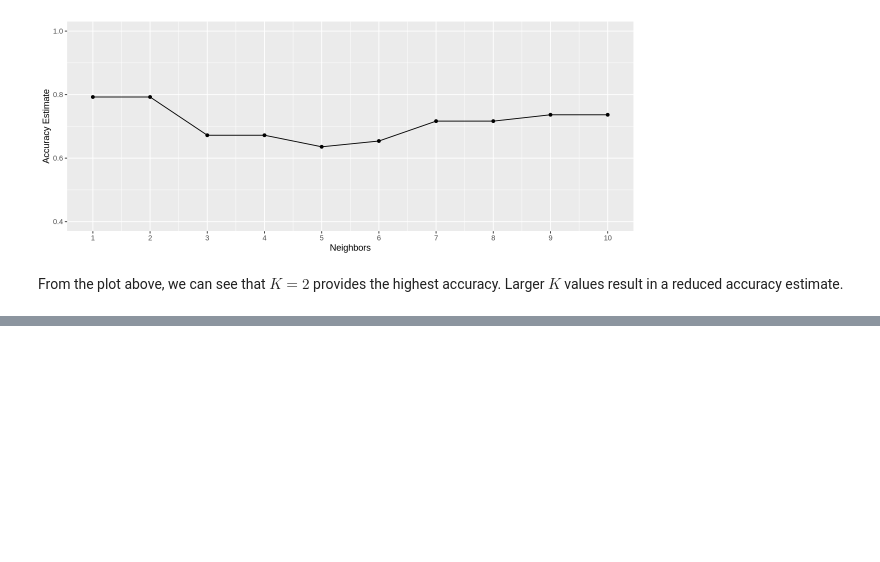
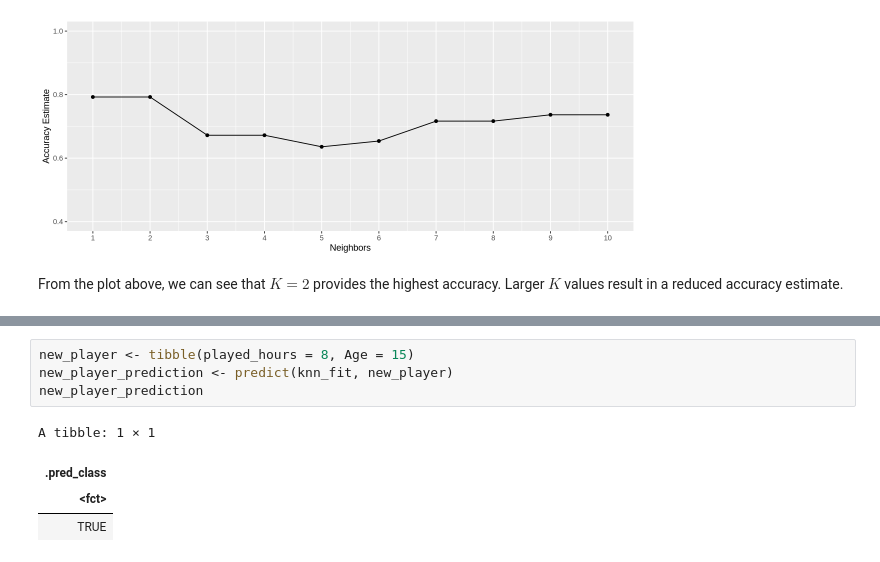
Before and after one commit to IFQXK/DSCI-100-project-group-19, a Jupyter notebook: Group Project.ipynb, the cells around one changed output, grey strips where cells are left out. Saved outputs shown, nothing was run; the diff lists cells and outputs as text; blank space fills up the shorter version.

Commit message:
TRUE!!

```diff
--- a/Group Project.ipynb
+++ b/Group Project.ipynb
@@ -369,0 +352,9 @@ A tibble: 1 × 3
+# %%
+new_player <- tibble(played_hours = 8, Age = 15)
+new_player_prediction <- predict(knn_fit, new_player)
+new_player_prediction
+# %% [output]
+A tibble: 1 × 1
+| .pred_class |
+| <fct> |
+| TRUE |
```
Also changed, not shown: parts of 2 cells of this notebook.
